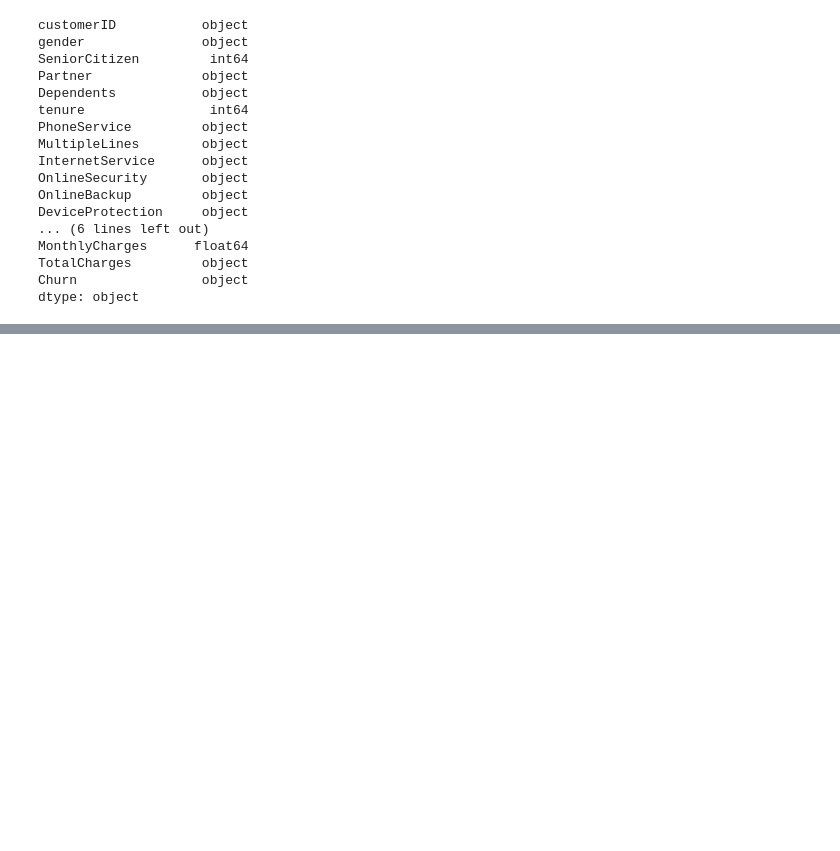
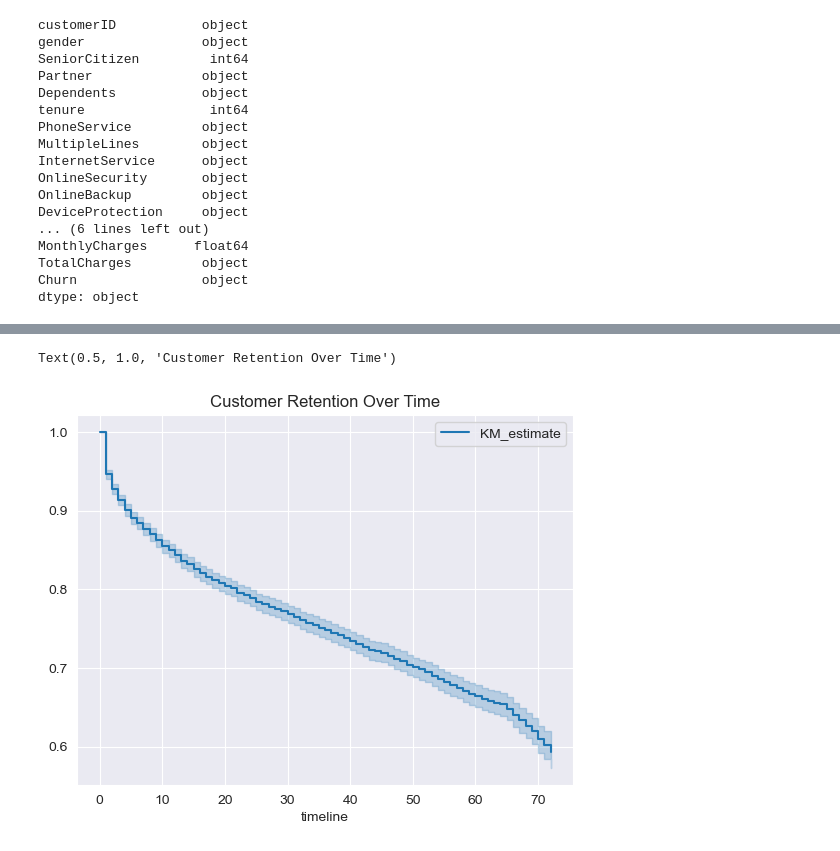
Before and after one commit to jorge-ivan-jimenez-reyes/DataScienceB, a Jupyter notebook: Presentacion2/2parcial.ipynb, the cells around one changed output, grey strips where cells are left out. Cells and saved outputs as stored; diff of their text form; code cells hidden in the pictures; blank space fills up the shorter version.

```diff
--- a/Presentacion2/2parcial.ipynb
+++ b/Presentacion2/2parcial.ipynb
@@ -45,0 +119,13 @@ print(df.describe(include='object'))  # for categorical variables
+# %%
+from lifelines import KaplanMeierFitter
+
+kmf = KaplanMeierFitter()
+T = df['tenure']
+E = df['Churn'].map({'Yes':1, 'No':0})
+
+kmf.fit(T, event_observed=E)
+kmf.plot()
+plt.title("Customer Retention Over Time")
+# %% [output]
+Text(0.5, 1.0, 'Customer Retention Over Time')
+[figure, added]
```
Also changed, not shown: parts of 6 cells of this notebook.
